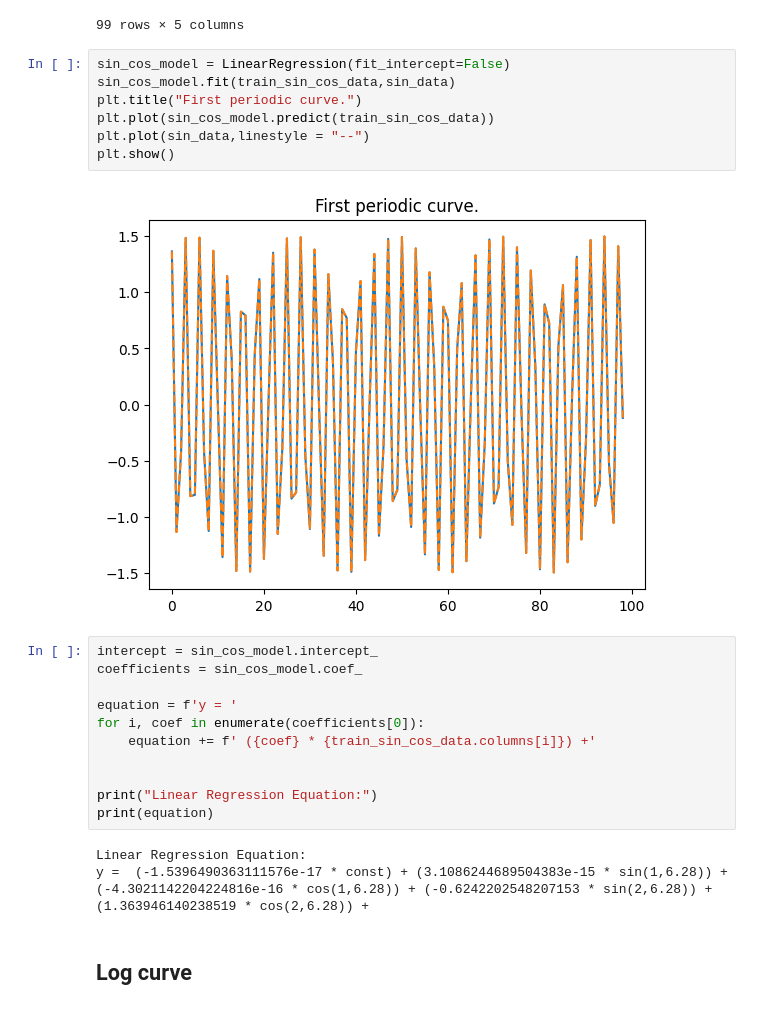
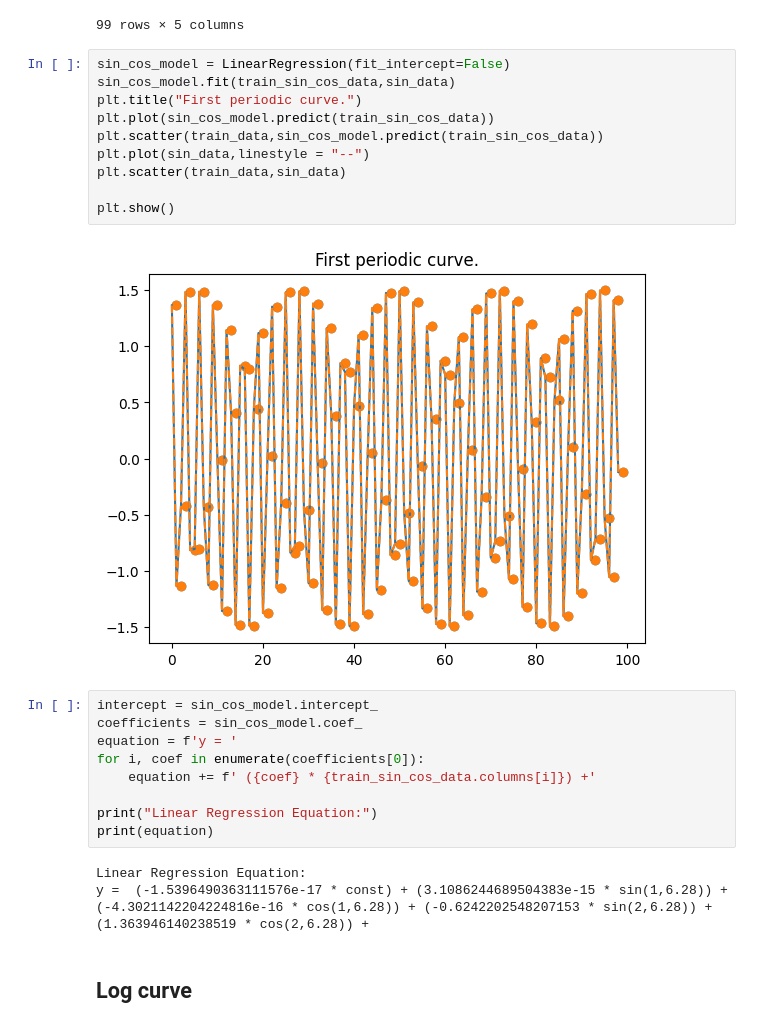
Before and after one commit to CaioMaxximus/Exploring-Different-Curves-with-Linear-Regression, a Jupyter notebook: creating-diferent-curves-with-linear-regression.ipynb, the cells around one changed output. Cells and saved outputs as stored; diff of their text form.

Commit message:
Kaggle Notebook | Recreating different kinds of curves with LR | Version 10

```diff
--- a/creating-diferent-curves-with-linear-regression.ipynb
+++ b/creating-diferent-curves-with-linear-regression.ipynb
@@ -126,21 +110,22 @@ train_sin_cos_data
 # %%
 sin_cos_model = LinearRegression(fit_intercept=False)
 sin_cos_model.fit(train_sin_cos_data,sin_data)
 plt.title("First periodic curve.")
 plt.plot(sin_cos_model.predict(train_sin_cos_data))
+plt.scatter(train_data,sin_cos_model.predict(train_sin_cos_data))
 plt.plot(sin_data,linestyle = "--")
+plt.scatter(train_data,sin_data)
+
 plt.show()
 # %% [output]
-[figure, old version]
+[figure, new version]
 # %%
 intercept = sin_cos_model.intercept_
 coefficients = sin_cos_model.coef_
-
 equation = f'y = '
 for i, coef in enumerate(coefficients[0]):
     equation += f' ({coef} * {train_sin_cos_data.columns[i]}) +'
 
-
 print("Linear Regression Equation:")
 print(equation)
 # %% [output]
```
Also changed, not shown: parts of 44 cells of this notebook.
